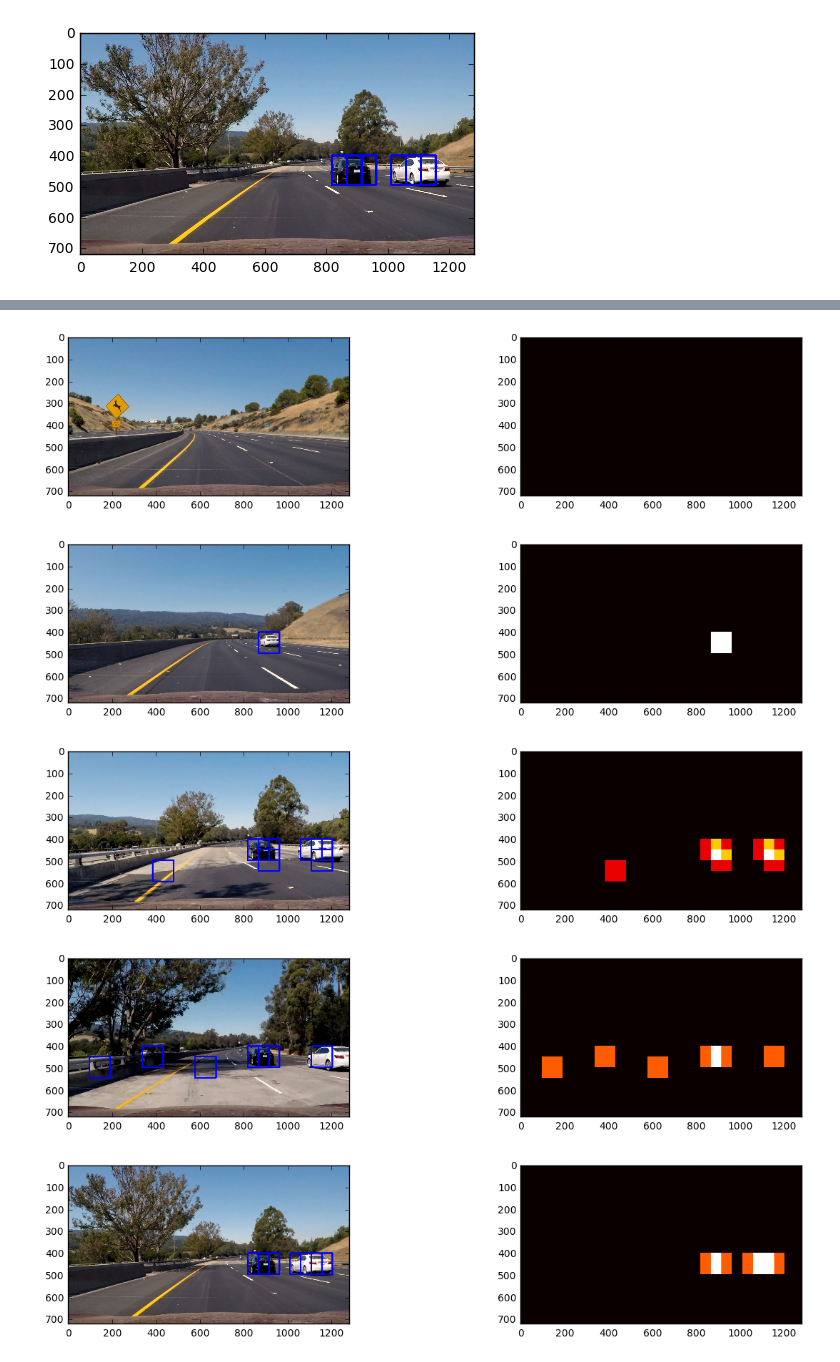
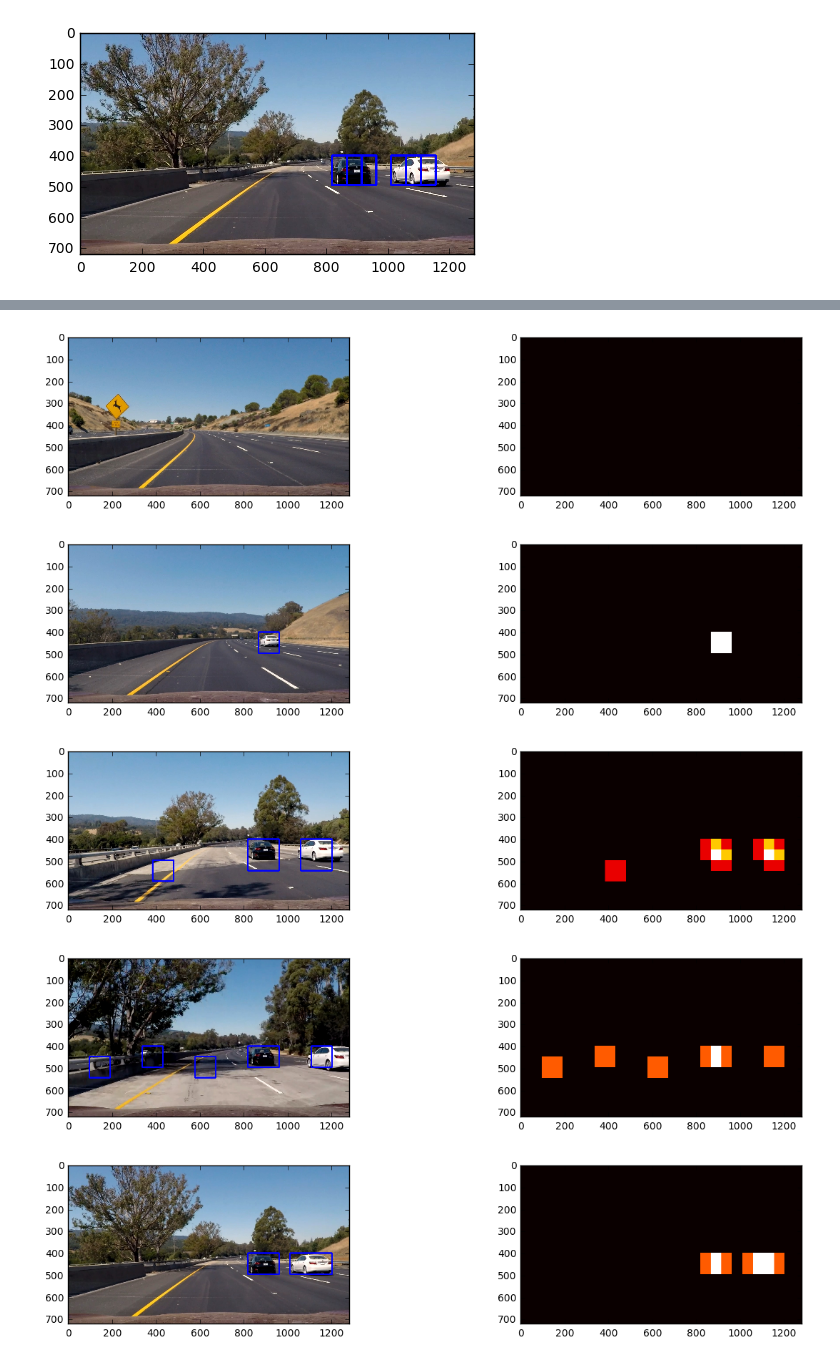
Before and after one commit to hkawanishi/vehicle_detection_and_Tracking, a Jupyter notebook: P5-hkawanishi-2.ipynb, the cells around one changed output, grey strips where cells are left out. Cells and saved outputs as stored; diff of their text form; code cells hidden in the pictures.

```diff
--- a/P5-hkawanishi-2.ipynb
+++ b/P5-hkawanishi-2.ipynb
@@ -561,25 +561,29 @@ def find_cars(img, ystart, ystop, scale, svc, X_scaler, orient, pix_per_cell, ce
 # %%
 ystart = 400
 ystop = 656
 scale = 1.5
 j = 1
 for src_img in example_images:
     img = mpimg.imread(src_img)
     out_img, heatmap = find_cars(img, ystart, ystop, scale, svc, X_scaler, orient, pix_per_cell, cell_per_block, spatial_size, hist_bins)
+    #  add
+    labels = label(heatmap)
+    draw_img = draw_labeled_bboxes(np.copy(img), labels)
 
     fig = plt.figure(figsize = (15,20))
     plt.subplot(6, 2, j)
-    plt.imshow(out_img)
+    #plt.imshow(out_img)  # add
+    plt.imshow(draw_img)
     plt.subplot(6, 2, j+1)
     plt.imshow(heatmap, cmap='hot')
     j = j + 2
 # %% [output]
 [figure]
 [figure]
 [figure]
-[figure, old version]
+[figure, new version]
 [figure]
-[figure, old version]
+[figure, new version]
 # %%
 # Import everything needed to edit/save/watch video clips
 import imageio
```
Also changed, not shown: parts of 1 cell of this notebook.
